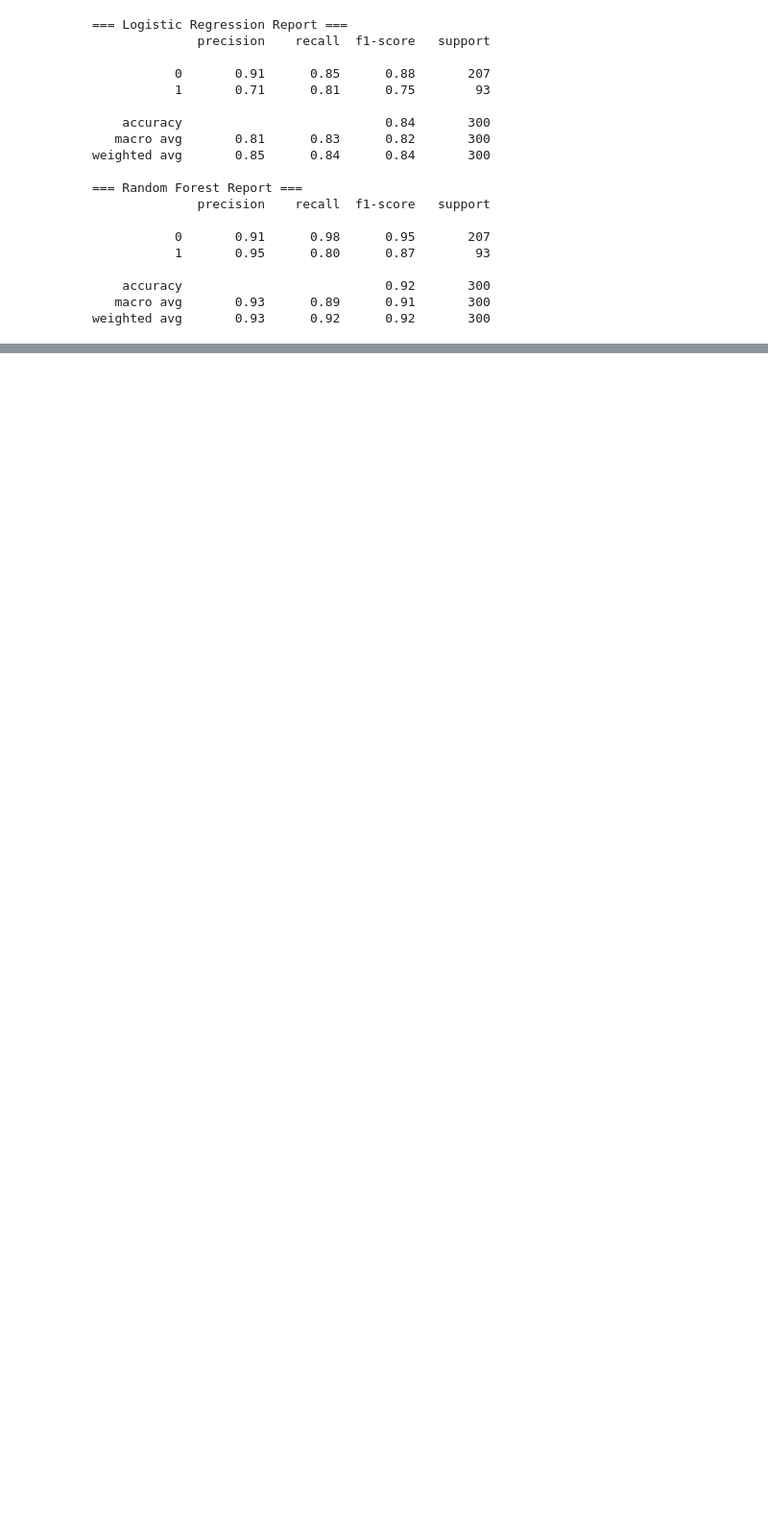
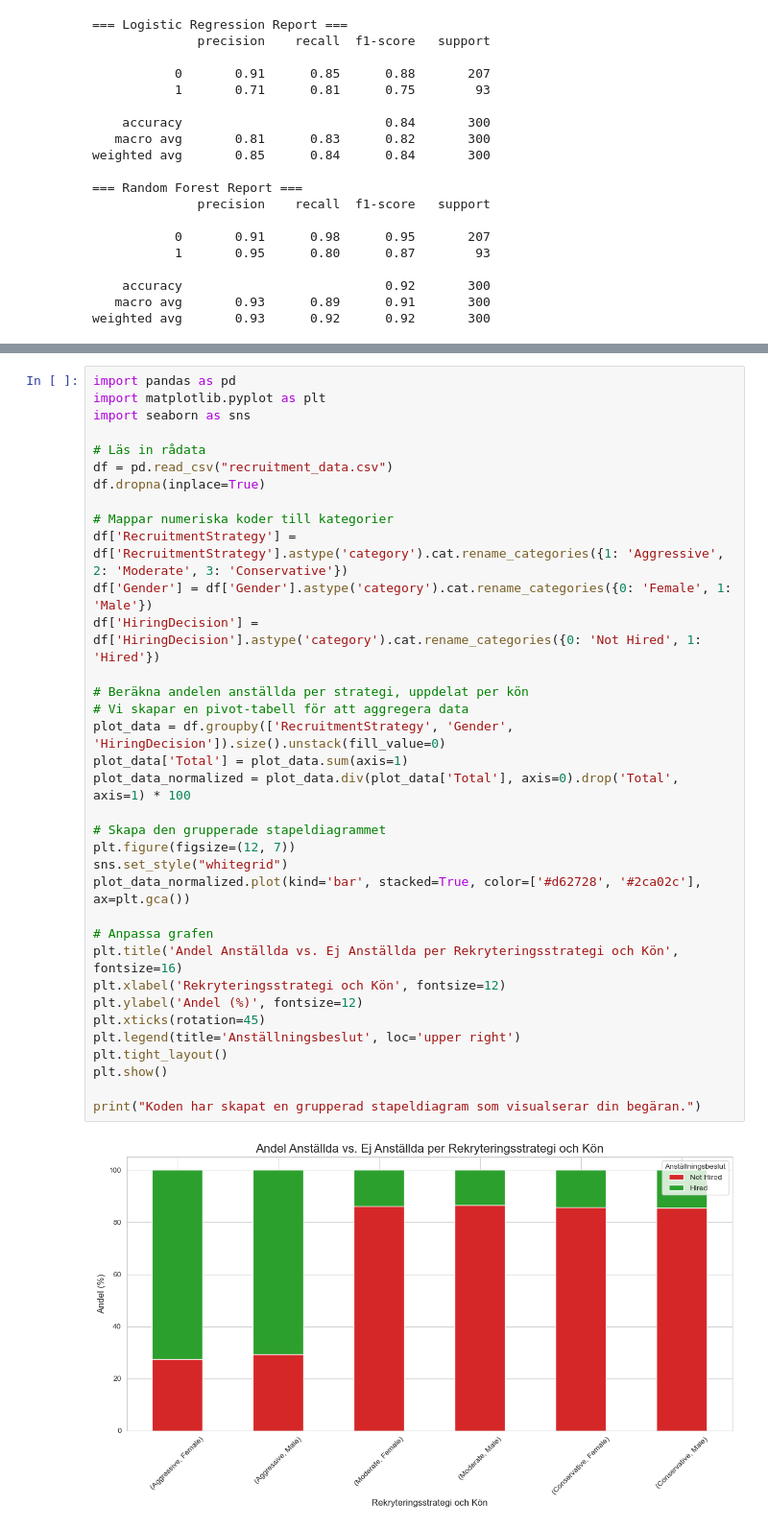
Before and after one commit to HugoManns/AI-kunskapskontroll-del-1, a Jupyter notebook: slask.ipynb, the cells around one changed output, grey strips where cells are left out. Shown: that part at 96% size. Drawn from its saved outputs; the diff is of its cells as text; blank space fills up the shorter version.

Commit message:
new data

```diff
--- a/slask.ipynb
+++ b/slask.ipynb
@@ -65,0 +120,37 @@ weighted avg       0.93      0.92      0.92       300
+# %%
+import pandas as pd
+import matplotlib.pyplot as plt
+import seaborn as sns
+
+# Läs in rådata
+df = pd.read_csv("recruitment_data.csv")
+df.dropna(inplace=True)
+
+# Mappar numeriska koder till kategorier
+df['RecruitmentStrategy'] = df['RecruitmentStrategy'].astype('category').cat.rename_categories({1: 'Aggressive', 2: 'Moderate', 3: 'Conservative'})
+df['Gender'] = df['Gender'].astype('category').cat.rename_categories({0: 'Female', 1: 'Male'})
+df['HiringDecision'] = df['HiringDecision'].astype('category').cat.rename_categories({0: 'Not Hired', 1: 'Hired'})
+
+# Beräkna andelen anställda per strategi, uppdelat per kön
+# Vi skapar en pivot-tabell för att aggregera data
+plot_data = df.groupby(['RecruitmentStrategy', 'Gender', 'HiringDecision']).size().unstack(fill_value=0)
+plot_data['Total'] = plot_data.sum(axis=1)
+plot_data_normalized = plot_data.div(plot_data['Total'], axis=0).drop('Total', axis=1) * 100
+
+# Skapa den grupperade stapeldiagrammet
+plt.figure(figsize=(12, 7))
+sns.set_style("whitegrid")
+plot_data_normalized.plot(kind='bar', stacked=True, color=['#d62728', '#2ca02c'], ax=plt.gca())
+
+# Anpassa grafen
+plt.title('Andel Anställda vs. Ej Anställda per Rekryteringsstrategi och Kön', fontsize=16)
+plt.xlabel('Rekryteringsstrategi och Kön', fontsize=12)
+plt.ylabel('Andel (%)', fontsize=12)
+plt.xticks(rotation=45)
+plt.legend(title='Anställningsbeslut', loc='upper right')
+plt.tight_layout()
+plt.show()
+
+print("Koden har skapat en grupperad stapeldiagram som visualserar din begäran.")
+# %% [output]
+[figure, added]
```
Also changed, not shown: parts of 3 cells of this notebook, 4 other files.
